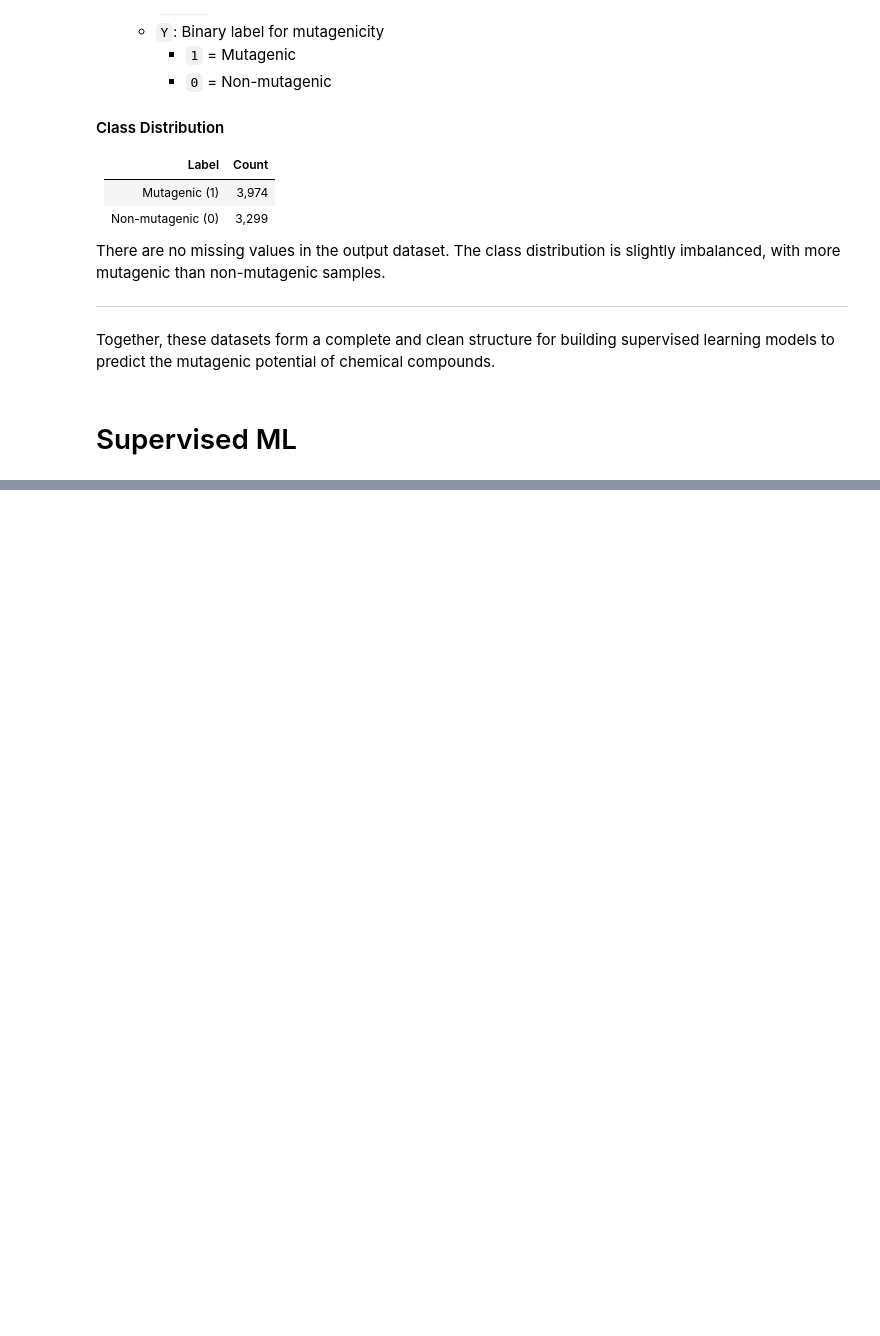
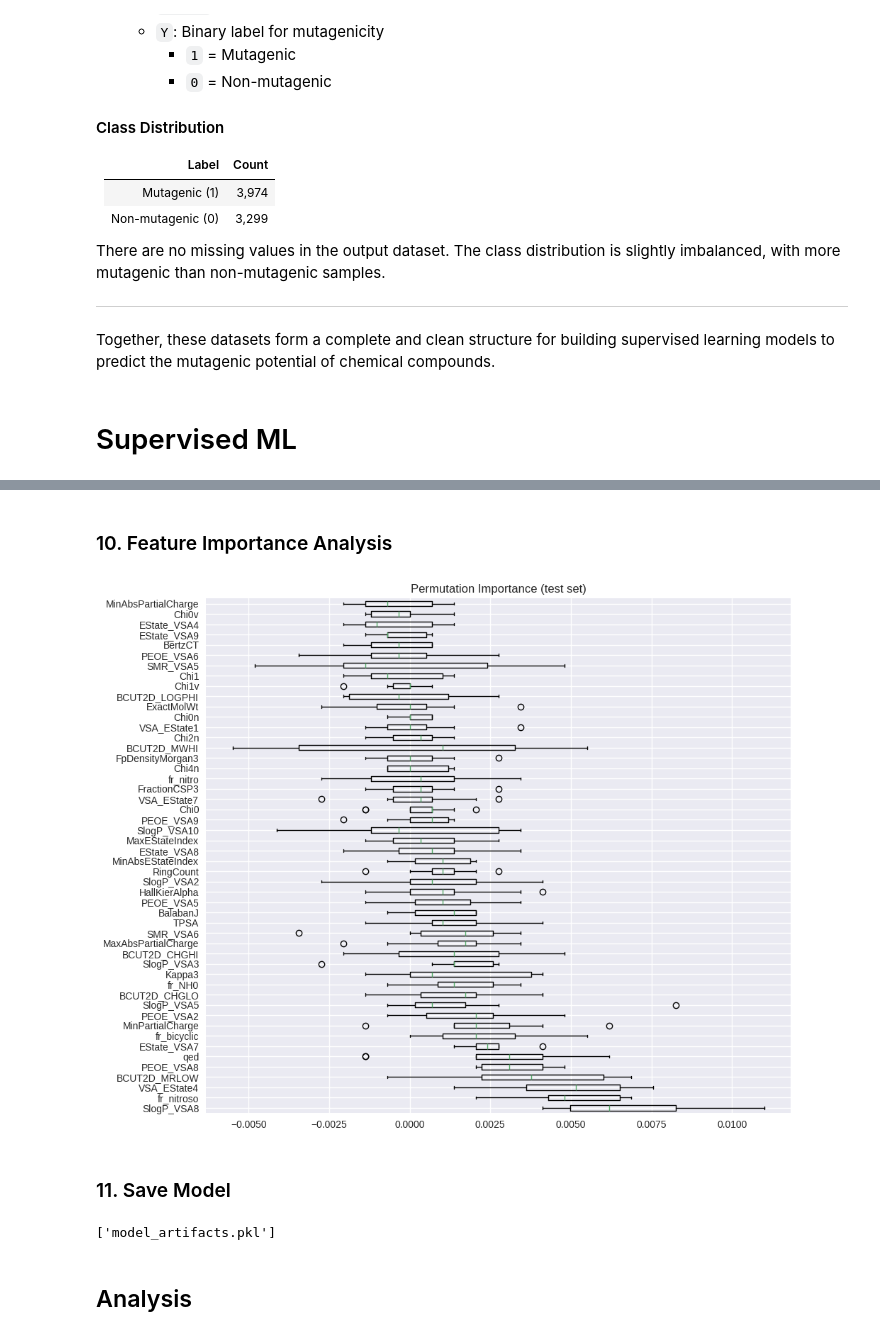
Before and after one commit to arog-bioinfo/ECDB_Project, a Jupyter notebook: trabalho_py/relatorio_grupo1_Artur.ipynb, the cells around one changed output, grey strips where cells are left out. Cells and saved outputs as stored; diff of their text form; code cells hidden in the pictures; blank space fills up the shorter version.

```diff
--- a/trabalho_py/relatorio_grupo1_Artur.ipynb
+++ b/trabalho_py/relatorio_grupo1_Artur.ipynb
@@ -201,0 +476,44 @@ Together, these datasets form a complete and clean structure for building superv
+# %% [markdown]
+### 10. Feature Importance Analysis
+# %%
+# Permutation importance
+result = permutation_importance(
+    best_model, X_test_selected, y_test,
+    n_repeats=10,
+    random_state=RANDOM_STATE,
+    n_jobs=-1
+)
+# Limit to top 50 important features
+sorted_idx = result.importances_mean.argsort()[::-1][:50]
+plt.figure(figsize=(10, 8))
+plt.boxplot(
+    result.importances[sorted_idx].T,
+    vert=False,
+    labels=np.array(X_train.columns[selector.get_support()])[sorted_idx]
+)
+plt.title("Permutation Importance (test set)")
+plt.tight_layout()
+plt.show()
+# %% [output]
+[figure, added]
+# %% [markdown]
+### 11. Save Model
+# %%
+# Save all components
+joblib.dump(best_model, 'best_rf_model.pkl')
+joblib.dump(selector, 'feature_selector.pkl')
+joblib.dump(scaler, 'feature_scaler.pkl')
+
+# Create dictionary with all components
+model_artifacts = {
+    'model': best_model,
+    'selector': selector,
+    'scaler': scaler,
+    'feature_names': X_train.columns.tolist()
+}
+
+joblib.dump(model_artifacts, 'model_artifacts.pkl')
+# %% [output]
+['model_artifacts.pkl']
+# %% [markdown]
+## Analysis
```
Also changed, not shown: parts of 23 cells of this notebook, 4 other files.
